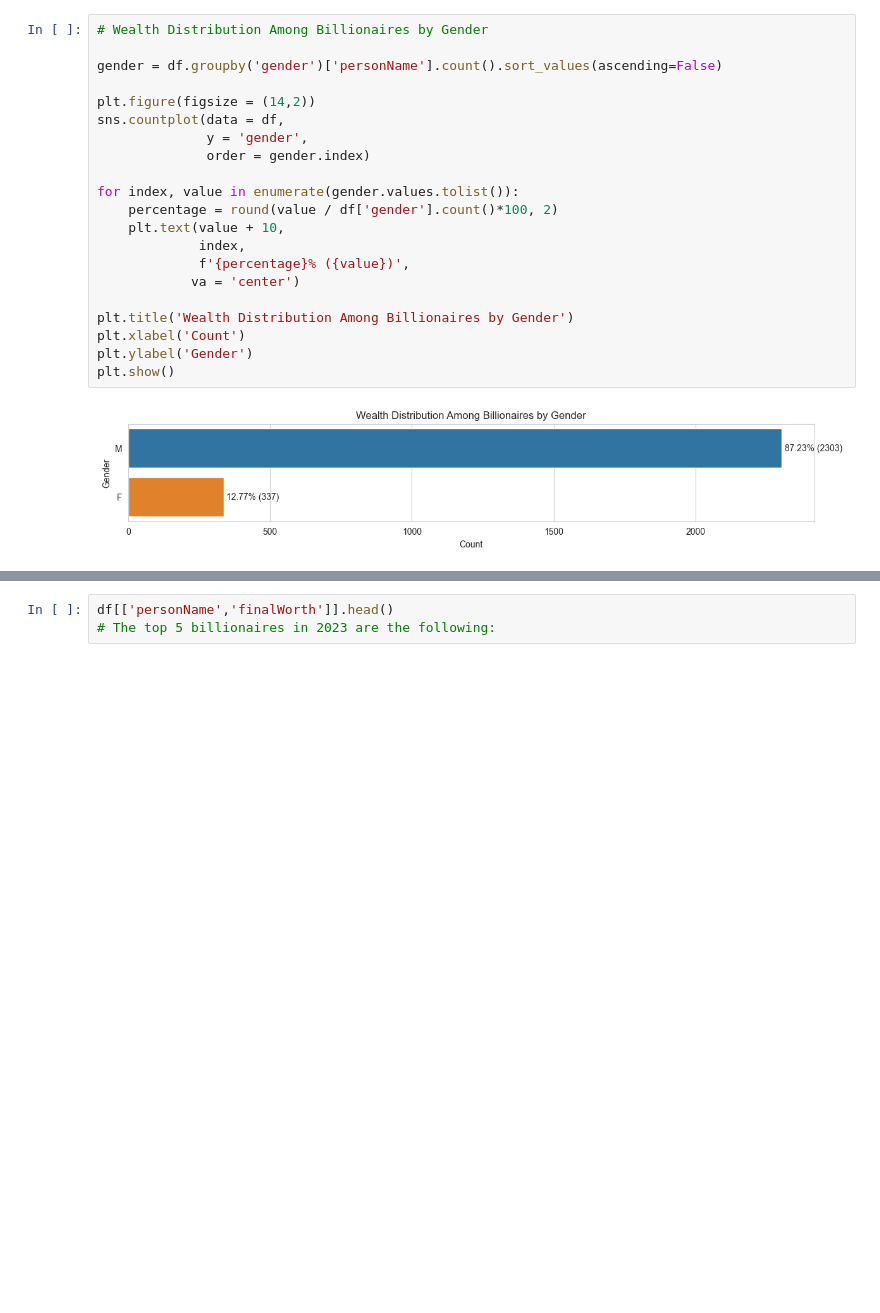
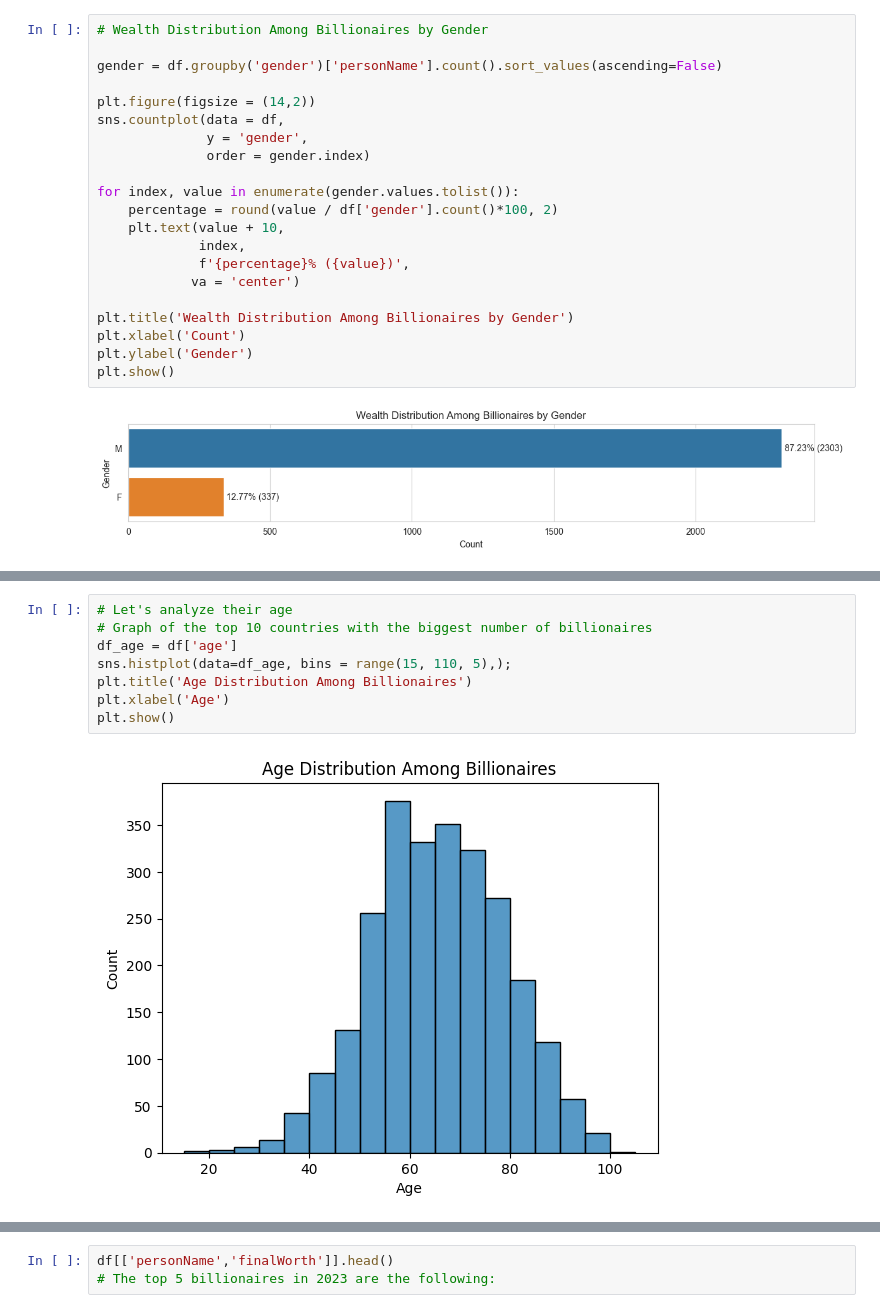
Before and after one commit to marcosziadi/Project_Billionaires_Statistics, a Jupyter notebook: Billionaires Statistics.ipynb, the cells around one changed output, grey strips where cells are left out. Cells and saved outputs as stored; diff of their text form; blank space fills up the shorter version.

```diff
--- a/Billionaires Statistics.ipynb
+++ b/Billionaires Statistics.ipynb
@@ -301,0 +324,10 @@ plt.show()
+# %%
+# Let's analyze their age
+# Graph of the top 10 countries with the biggest number of billionaires
+df_age = df['age']
+sns.histplot(data=df_age, bins = range(15, 110, 5),);
+plt.title('Age Distribution Among Billionaires')
+plt.xlabel('Age')
+plt.show()
+# %% [output]
+[figure, added]
```
Also changed, not shown: parts of 9 cells of this notebook.
